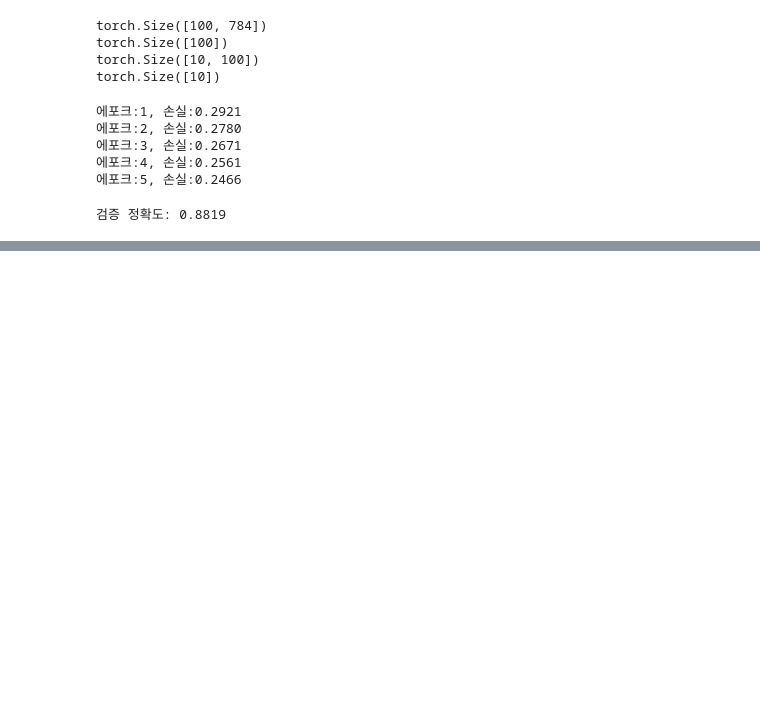
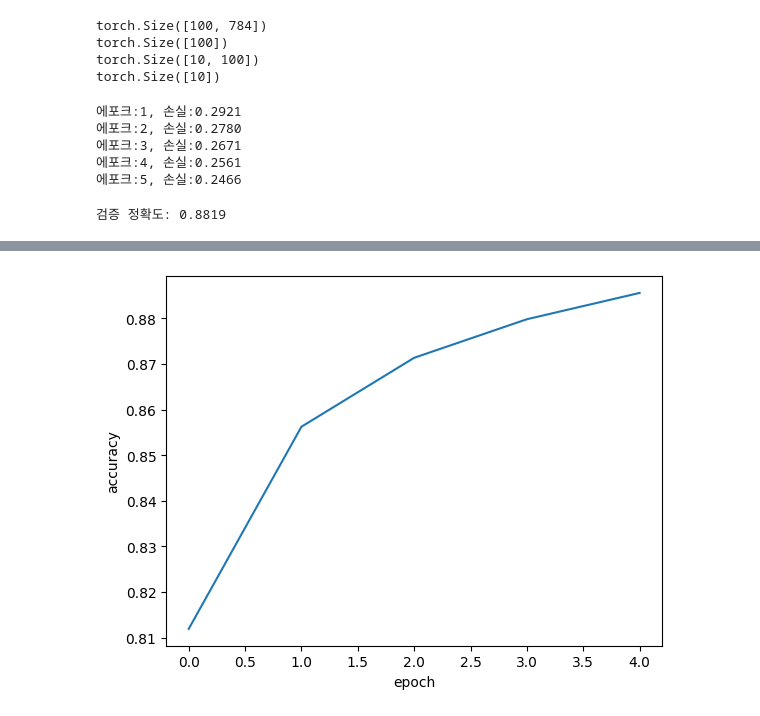
Before and after one commit to data-shkim/book-self-study-ml-dl, a Jupyter notebook: 혼자공부하는머신러닝+딥러닝_07.ipynb, the cells around one changed output, grey strips where cells are left out. Drawn from its saved outputs; the diff is of its cells as text; code cells hidden in the pictures; blank space fills up the shorter version.

```diff
--- a/혼자공부하는머신러닝+딥러닝_07.ipynb
+++ b/혼자공부하는머신러닝+딥러닝_07.ipynb
@@ -358,0 +420,7 @@ print(f"검증 정확도: {accuracy:.4f}")
+# %%
+plt.plot(history.history['accuracy'])
+plt.xlabel('epoch')
+plt.ylabel('accuracy')
+plt.show()
+# %% [output]
+[figure, added]
```
Also changed, not shown: parts of 25 cells of this notebook.
